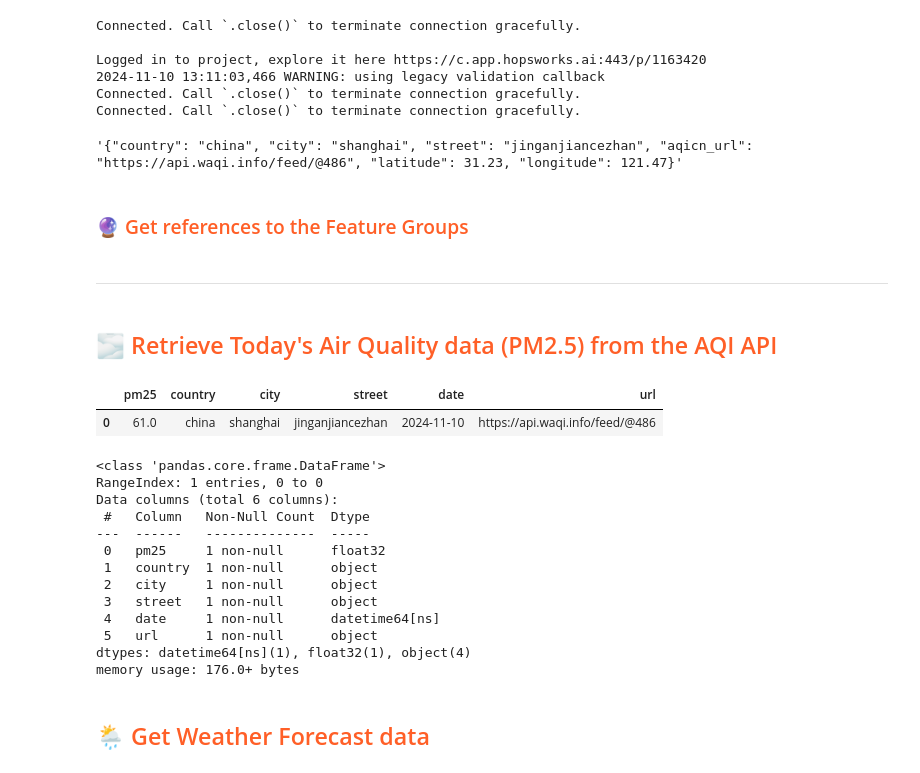
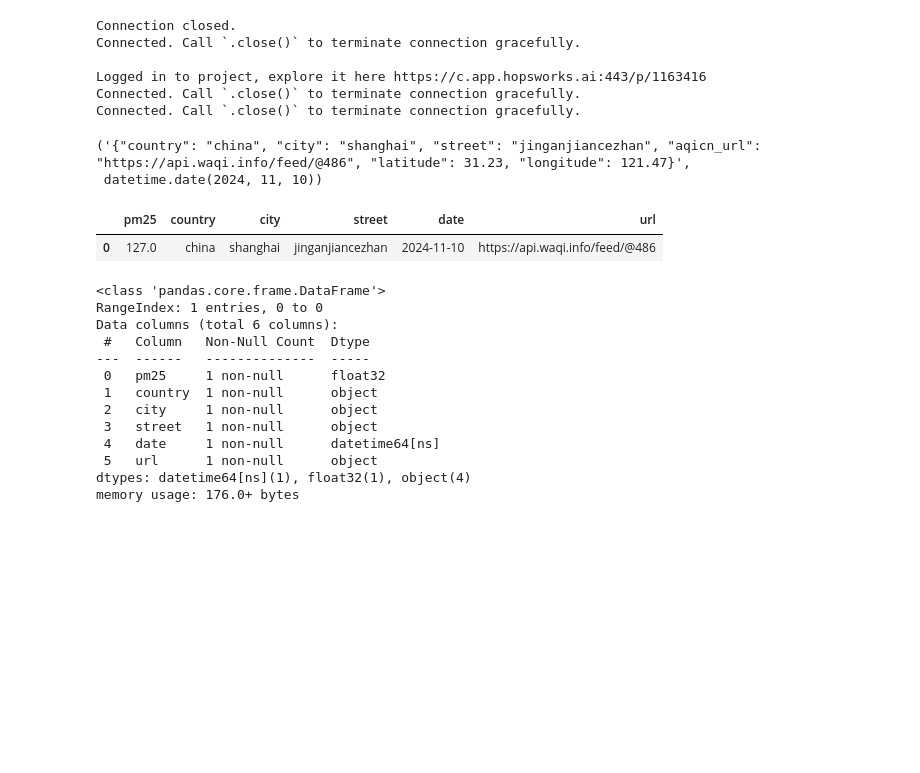
Before and after one commit to AMomozZz/mlfs-book, a Jupyter notebook: notebooks/ch03/2_air_quality_feature_pipeline.ipynb, the cells around one changed output. Saved outputs shown, nothing was run; the diff lists cells and outputs as text; code cells hidden in the pictures; blank space fills up the shorter version.

```diff
--- a/notebooks/ch03/2_air_quality_feature_pipeline.ipynb
+++ b/notebooks/ch03/2_air_quality_feature_pipeline.ipynb
@@ -43,8 +20,5 @@ __These should be the same values as in notebook 1 - the feature backfill notebo
 # %%
-# If you haven't set the env variable 'HOPSWORKS_API_KEY', then uncomment the next line and enter your API key
-# os.environ["HOPSWORKS_API_KEY"] = ""
-
-project = hopsworks.login(project='mlfs_lab1')
+project = hopsworks.login(project='AMomozZz')
 fs = project.get_feature_store()
 secrets = util.secrets_api(project.name)
 
@@ -63,17 +37,16 @@ longitude=location['longitude']
 today = datetime.date.today()
 yesterday = today - datetime.timedelta(days=1)
 
-location_str
+location_str, today
 # %% [output]
+Connection closed.
 Connected. Call `.close()` to terminate connection gracefully.
 
-Logged in to project, explore it here https://c.app.hopsworks.ai:443/p/1163420
-2024-11-10 13:11:03,466 WARNING: using legacy validation callback
+Logged in to project, explore it here https://c.app.hopsworks.ai:443/p/1163416
 Connected. Call `.close()` to terminate connection gracefully.
 Connected. Call `.close()` to terminate connection gracefully.
-'{"country": "china", "city": "shanghai", "street": "jinganjiancezhan", "aqicn_url": "https://api.waqi.info/feed/@486", "latitude": 31.23, "longitude": 121.47}'
+('{"country": "china", "city": "shanghai", "street": "jinganjiancezhan", "aqicn_url": "https://api.waqi.info/feed/@486", "latitude": 31.23, "longitude": 121.47}',
+ datetime.date(2024, 11, 10))
-# %% [markdown]
-### <span style="color:#ff5f27;"> 🔮 Get references to the Feature Groups </span>
 # %%
 # Retrieve feature groups
 air_quality_fg = fs.get_feature_group(
@@ -86,35 +59,27 @@ weather_fg = fs.get_feature_group(
 )
-# %% [markdown]
----
-# %% [markdown]
-## <span style='color:#ff5f27'> 🌫 Retrieve Today's Air Quality data (PM2.5) from the AQI API</span>
 # %%
 import requests
 import pandas as pd
 
 aq_today_df = util.get_pm25(aqicn_url, country, city, street, today, AQI_API_KEY)
-aq_today_df
+display(aq_today_df)
+aq_today_df.info()
 # %% [output]
 |  | pm25 | country | city | street | date | url |
-| 0 | 61.0 | china | shanghai | jinganjiancezhan | 2024-11-10 | https://api.waqi.info/feed/@486 |
+| 0 | 127.0 | china | shanghai | jinganjiancezhan | 2024-11-10 | https://api.waqi.info/feed/@486 |
+<class 'pandas.core.frame.DataFrame'>
+RangeIndex: 1 entries, 0 to 0
+Data columns (total 6 columns):
+ #   Column   Non-Null Count  Dtype
+---  ------   --------------  -----
+ 0   pm25     1 non-null      float32
+ 1   country  1 non-null      object
+ 2   city     1 non-null      object
+ 3   street   1 non-null      object
+ 4   date     1 non-null      datetime64[ns]
+ 5   url      1 non-null      object
+dtypes: datetime64[ns](1), float32(1), object(4)
+memory usage: 176.0+ bytes
-# %%
-aq_today_df.info()
-# %% [output]
-<class 'pandas.core.frame.DataFrame'>
-RangeIndex: 1 entries, 0 to 0
-Data columns (total 6 columns):
- #   Column   Non-Null Count  Dtype
----  ------   --------------  -----
- 0   pm25     1 non-null      float32
- 1   country  1 non-null      object
- 2   city     1 non-null      object
- 3   street   1 non-null      object
- 4   date     1 non-null      datetime64[ns]
- 5   url      1 non-null      object
-dtypes: datetime64[ns](1), float32(1), object(4)
-memory usage: 176.0+ bytes
-# %% [markdown]
-## <span style='color:#ff5f27'> 🌦 Get Weather Forecast data</span>
 # %%
 hourly_df = util.get_hourly_weather_forecast(city, latitude, longitude)
 hourly_df = hourly_df.set_index('date')
```
Also changed, not shown: parts of 13 cells of this notebook, 1 other file.
